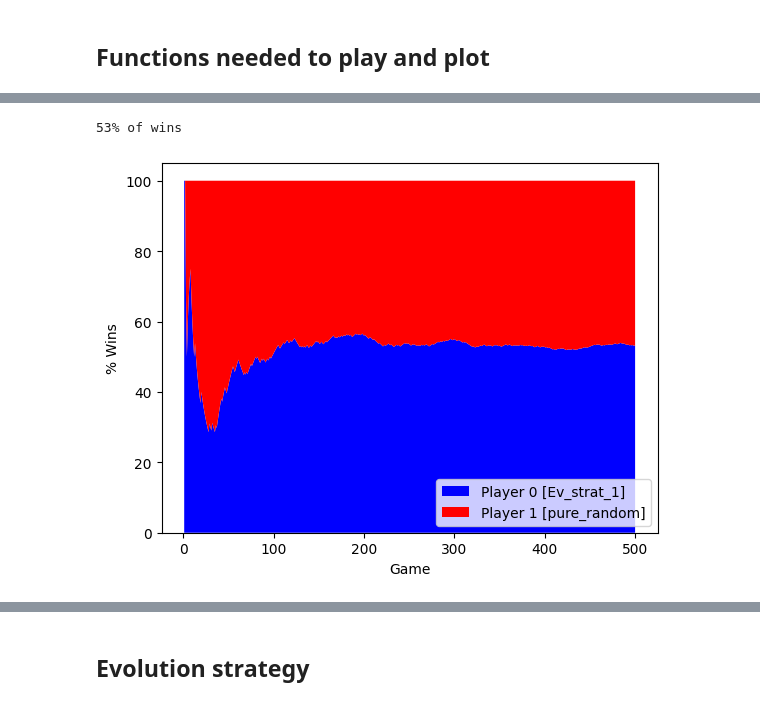
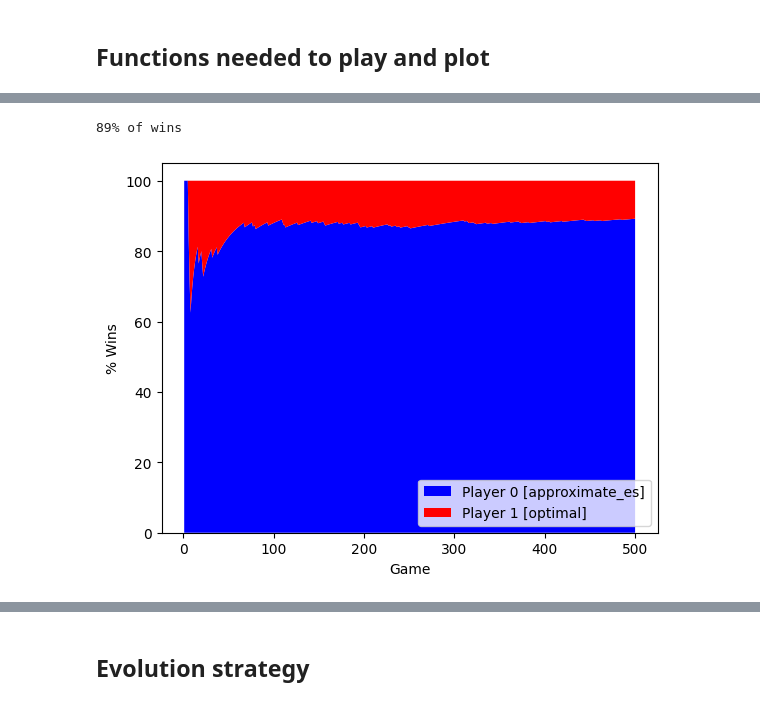
Before and after one commit to anubis09/Computational-Intelligence, a Jupyter notebook: Lab2/lab2-nim.ipynb, the cells around one changed output, grey strips where cells are left out. Saved outputs shown, nothing was run; the diff lists cells and outputs as text; code cells hidden in the pictures.

```diff
--- a/Lab2/lab2-nim.ipynb
+++ b/Lab2/lab2-nim.ipynb
@@ -208,14 +210,13 @@ def simplified_match_for_new_agents(
 # %%
-# Almost as good as the pure random.
-from other_strategies import Ev_strat_1
+from other_strategies import Ev_strat_1, approximate_es, approximate_es_boosted
 
 N_GAMES = 500
-ev_strat_1 = Ev_strat_1()
-agent = ev_strat_1
-opponent = pure_random
+# OTHERS: Ev_strat_1(), approximate_es, approximate_es_boosted
+agent = approximate_es
+opponent = optimal
 simplified_match_for_new_agents(
     agent=agent, opponent=opponent, nim_rows=5, n_games=N_GAMES
 )
 # %% [output]
-53% of wins
+89% of wins
-[figure, old version]
+[figure, new version]
```
Also changed, not shown: parts of 5 cells of this notebook, 1 other file.
